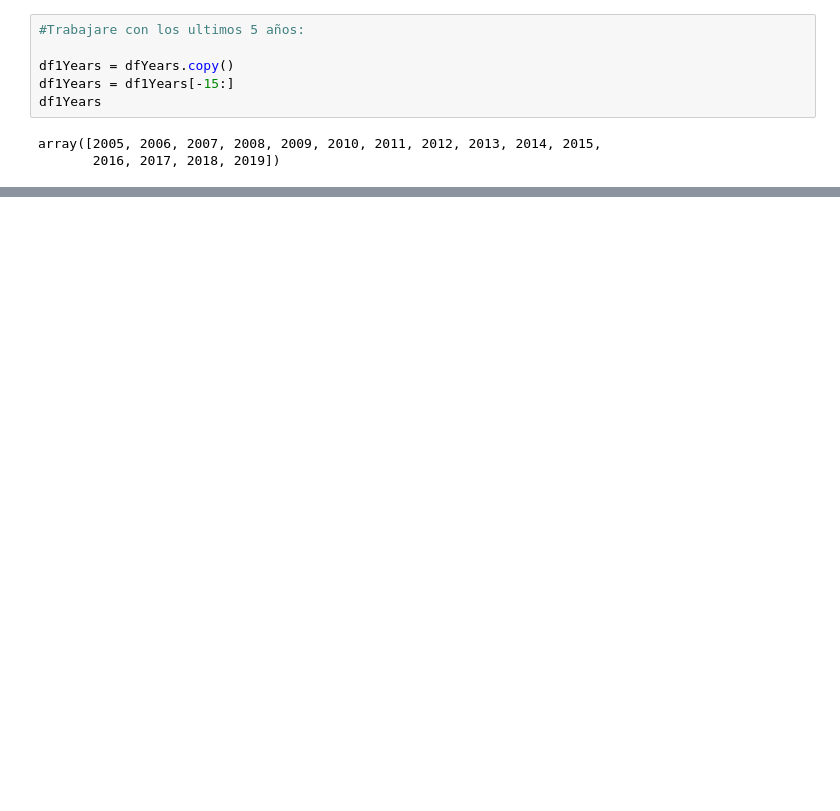
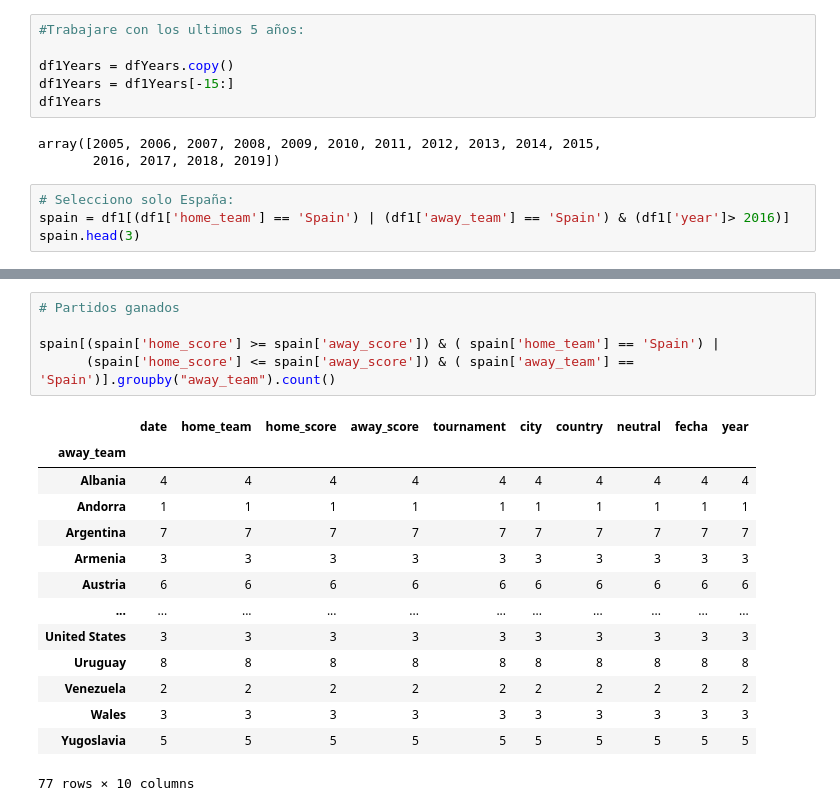
Before and after one commit to JMML2021/0501_sampling, a Jupyter notebook: 05_Sampling.ipynb, the cells around one changed output, grey strips where cells are left out. Saved outputs shown, nothing was run; the diff lists cells and outputs as text; blank space fills up the shorter version.

```diff
--- a/05_Sampling.ipynb
+++ b/05_Sampling.ipynb
@@ -174,3 +177,7 @@ df1Years
 # %% [output]
 array([2005, 2006, 2007, 2008, 2009, 2010, 2011, 2012, 2013, 2014, 2015,
        2016, 2017, 2018, 2019])
+# %%
+# Selecciono solo España:
+spain = df1[(df1['home_team'] == 'Spain') | (df1['away_team'] == 'Spain') & (df1['year']> 2016)]
+spain.head(3)
@@ -176,0 +210,20 @@ array([2005, 2006, 2007, 2008, 2009, 2010, 2011, 2012, 2013, 2014, 2015,
+# %%
+# Partidos ganados
+
+spain[(spain['home_score'] >= spain['away_score']) & ( spain['home_team'] == 'Spain') |
+      (spain['home_score'] <= spain['away_score']) & ( spain['away_team'] == 'Spain')].groupby("away_team").count()
+# %% [output]
+|  | date | home_team | home_score | away_score | tournament | city | country | neutral | fecha | year |
+| away_team |  |  |  |  |  |  |  |  |  |  |
+| Albania | 4 | 4 | 4 | 4 | 4 | 4 | 4 | 4 | 4 | 4 |
+| Andorra | 1 | 1 | 1 | 1 | 1 | 1 | 1 | 1 | 1 | 1 |
+| Argentina | 7 | 7 | 7 | 7 | 7 | 7 | 7 | 7 | 7 | 7 |
+| Armenia | 3 | 3 | 3 | 3 | 3 | 3 | 3 | 3 | 3 | 3 |
+| Austria | 6 | 6 | 6 | 6 | 6 | 6 | 6 | 6 | 6 | 6 |
+| ... | ... | ... | ... | ... | ... | ... | ... | ... | ... | ... |
+| United States | 3 | 3 | 3 | 3 | 3 | 3 | 3 | 3 | 3 | 3 |
+| Uruguay | 8 | 8 | 8 | 8 | 8 | 8 | 8 | 8 | 8 | 8 |
+| Venezuela | 2 | 2 | 2 | 2 | 2 | 2 | 2 | 2 | 2 | 2 |
+| Wales | 3 | 3 | 3 | 3 | 3 | 3 | 3 | 3 | 3 | 3 |
+| Yugoslavia | 5 | 5 | 5 | 5 | 5 | 5 | 5 | 5 | 5 | 5 |
+77 rows × 10 columns
```
Also changed, not shown: parts of 14 cells of this notebook.
